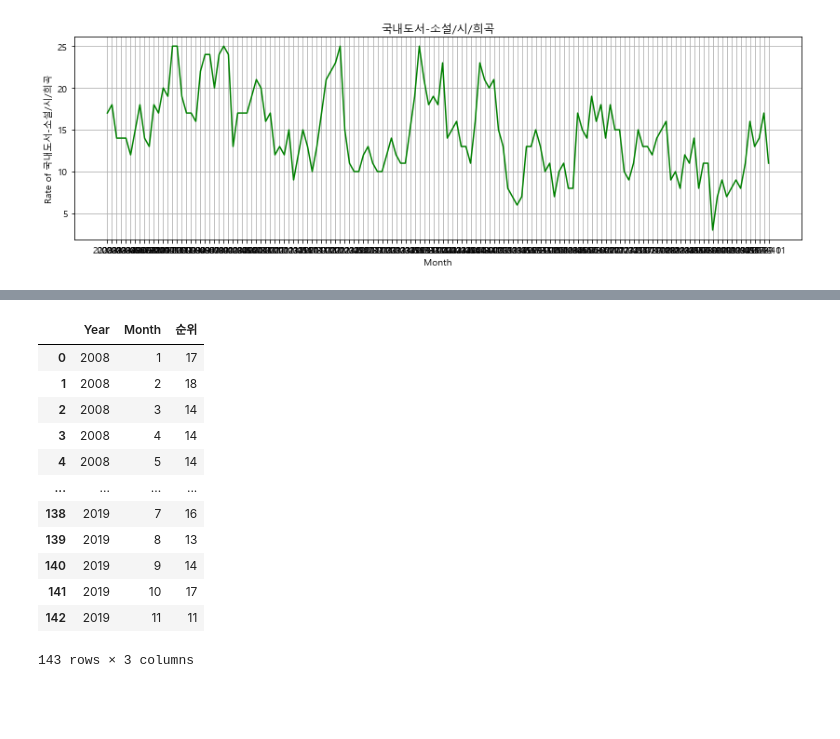
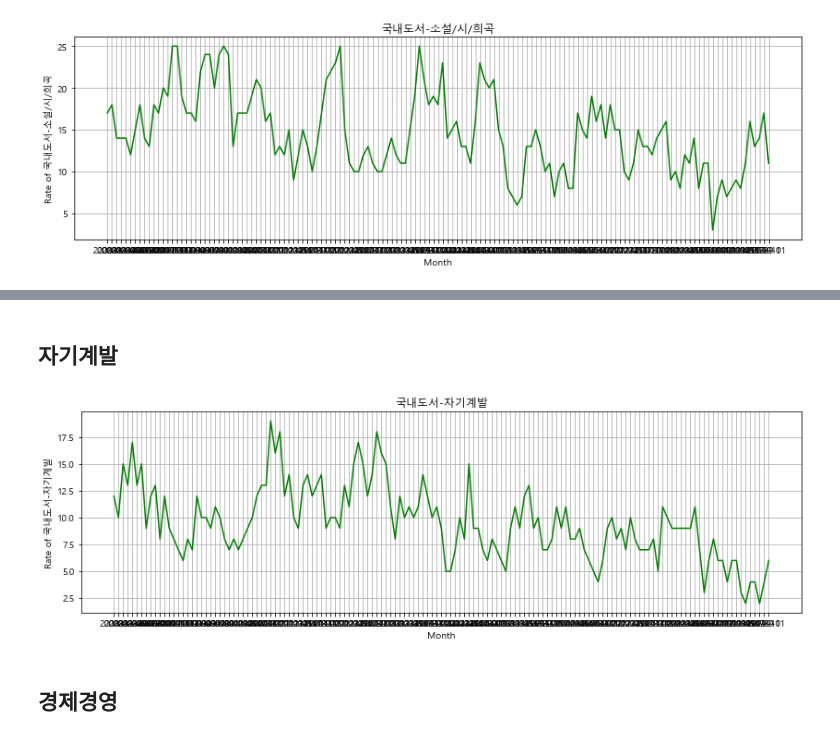
Before and after one commit to twg12/Bestseller-Analysis, a Jupyter notebook: Yes24 Bestseller/Total.ipynb, the cells around one changed output, grey strips where cells are left out. Drawn from its saved outputs; the diff is of its cells as text; code cells hidden in the pictures; blank space fills up the shorter version.

Commit message:
made graphs for a few genres

```diff
--- a/Yes24 Bestseller/Total.ipynb
+++ b/Yes24 Bestseller/Total.ipynb
@@ -826,16 +801,21 @@ Number['Month']
-# %%
-Number['순위'].reset_index()
-# %% [output]
-|  | Year | Month | 순위 |
-| 0 | 2008 | 1 | 17 |
-| 1 | 2008 | 2 | 18 |
-| 2 | 2008 | 3 | 14 |
-| 3 | 2008 | 4 | 14 |
-| 4 | 2008 | 5 | 14 |
-| ... | ... | ... | ... |
-| 138 | 2019 | 7 | 16 |
-| 139 | 2019 | 8 | 13 |
-| 140 | 2019 | 9 | 14 |
-| 141 | 2019 | 10 | 17 |
-| 142 | 2019 | 11 | 11 |
-143 rows × 3 columns
+# %% [markdown]
+## 자기계발
+# %%
+Self_Help = Yes24[Yes24["관리분류"] == '국내도서-자기계발'].groupby(['Year', 'Month']).size().reset_index()
+Self_Help = Self_Help.rename(columns={0: "자기계발"})
+Self_Help['Time-period'] = Self_Help['Year'].astype(str) + '-' + Self_Help['Month'].astype(str)
+# %%
+x = Self_Help['Time-period']
+y = Self_Help["자기계발"]
+
+plt.plot(x, y, color='g')
+
+plt.title('국내도서-자기계발')
+plt.xlabel('Month')
+plt.ylabel('Rate of 국내도서-자기계발')
+
+plt.show()
+# %% [output]
+[figure, added]
+# %% [markdown]
+## 경제경영
```
Also changed, not shown: parts of 34 cells of this notebook.
